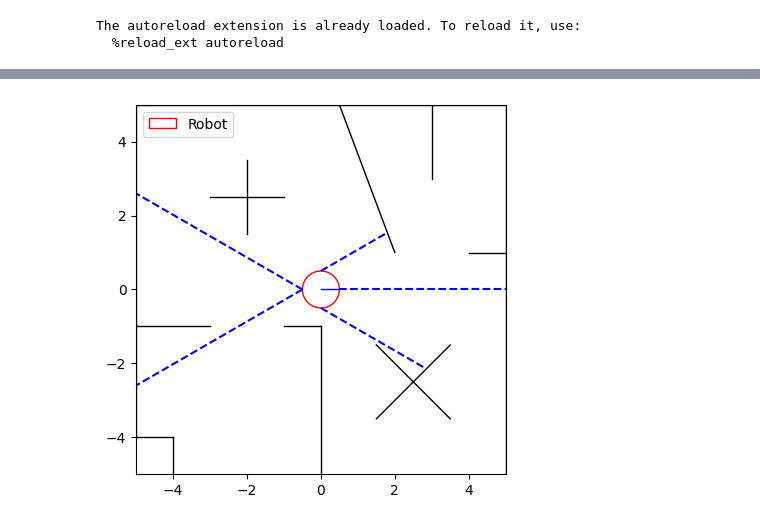
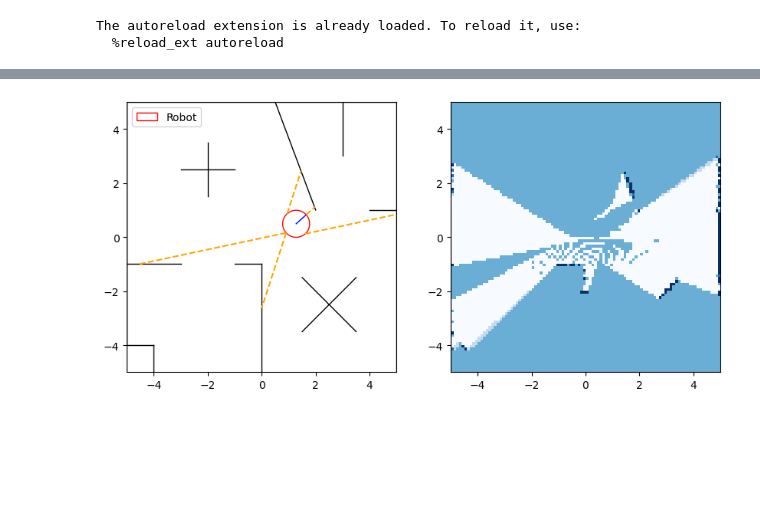
Before and after one commit to jtu-hub/UFRJ-COE-841, a Jupyter notebook: trabalho3/trabalho 3.ipynb, the cells around one changed output, grey strips where cells are left out. Saved outputs shown, nothing was run; the diff lists cells and outputs as text; code cells hidden in the pictures; blank space fills up the shorter version.

```diff
--- a/trabalho3/trabalho 3.ipynb
+++ b/trabalho3/trabalho 3.ipynb
@@ -47,25 +48,78 @@ obstacle_map = ObstacleMap(
     y_lims=(-5, 5)
 )
 
-occupancy_grid = OccupancyGrid([-5,5], [-5,5], 0.5)
+occupancy_grid = OccupancyGrid([-5,5], [-5,5], 0.1)
+
+x0 = Pose(0, 0, Angle.from_deg(0))
+
+range_finder = RangeFinders(
+    [
+        Pose(0.5, 0, Angle(0.)),
+        Pose(0, 0.5, Angle(np.pi/6)),
+        Pose(0, -0.5, Angle(- np.pi/6)),
+        Pose(-0.5, 0, Angle(np.pi - np.pi/6)),
+        Pose(-0.5, 0, Angle(np.pi + np.pi/6)),
+    ],
+    beam_fov=Angle.from_deg(5),
+    robot_pose=x0
+)
 
 robot = Robot(
-    Pose(0, 0, Angle.from_deg(0.)),
+    x0,
     sensors = [
-        RangeFinders([
-            Pose(0.5, 0, Angle(0.)),
-            Pose(0, 0.5, Angle(np.pi/6)),
-            Pose(0, -0.5, Angle(- np.pi/6)),
-            Pose(-0.5, 0, Angle(np.pi - np.pi/6)),
-            Pose(-0.5, 0, Angle(np.pi + np.pi/6)),
-        ])
+        range_finder
     ]
 )
 robot.measure(obstacle_map)
+range_finder.update_occupancy_grid(occupancy_grid)
+robot.applyControl(VelocityControl(1, np.pi / 6, 0.1))
+robot.measure(obstacle_map)
+range_finder.update_occupancy_grid(occupancy_grid)
+robot.applyControl(VelocityControl(1, np.pi / 6, 0.1))
+robot.measure(obstacle_map)
+range_finder.update_occupancy_grid(occupancy_grid)
+robot.applyControl(VelocityControl(1, np.pi / 6, 0.1))
+robot.measure(obstacle_map)
+range_finder.update_occupancy_grid(occupancy_grid)
+robot.applyControl(VelocityControl(1, np.pi / 6, 0.1))
+robot.measure(obstacle_map)
+range_finder.update_occupancy_grid(occupancy_grid)
+robot.applyControl(VelocityControl(1, np.pi / 6, 0.1))
+robot.measure(obstacle_map)
+range_finder.update_occupancy_grid(occupancy_grid)
+robot.applyControl(VelocityControl(1, np.pi / 6, 0.1))
+robot.measure(obstacle_map)
+range_finder.update_occupancy_grid(occupancy_grid)
+robot.applyControl(VelocityControl(1, np.pi / 6, 0.1))
+robot.measure(obstacle_map)
+range_finder.update_occupancy_grid(occupancy_grid)
+robot.applyControl(VelocityControl(1, np.pi / 6, 0.1))
+robot.measure(obstacle_map)
+range_finder.update_occupancy_grid(occupancy_grid)
+robot.applyControl(VelocityControl(1, np.pi / 6, 0.1))
+robot.measure(obstacle_map)
+range_finder.update_occupancy_grid(occupancy_grid)
+robot.applyControl(VelocityControl(1, np.pi / 6, 0.1))
+robot.measure(obstacle_map)
+range_finder.update_occupancy_grid(occupancy_grid)
+robot.applyControl(VelocityControl(1, np.pi / 6, 0.1))
+robot.measure(obstacle_map)
+range_finder.update_occupancy_grid(occupancy_grid)
+robot.applyControl(VelocityControl(1, np.pi / 6, 0.1))
+robot.measure(obstacle_map)
+range_finder.update_occupancy_grid(occupancy_grid)
+robot.applyControl(VelocityControl(1, np.pi / 6, 0.1))
+robot.measure(obstacle_map)
+range_finder.update_occupancy_grid(occupancy_grid)
+robot.applyControl(VelocityControl(1, np.pi / 6, 0.1))
+robot.measure(obstacle_map)
 
-f = plt.figure()
-ax = f.gca()
+f = plt.figure(figsize=(10, 5))
 
-obstacle_map.draw(ax)
-robot.draw(ax, r = 0.5)
+ax1 = plt.subplot(1,2, 1)
+obstacle_map.draw(ax1)
+robot.draw(ax1, r = 0.5)
+
+ax2 = plt.subplot(1,2, 2)
+occupancy_grid.drawImg(ax2)
 # %% [output]
@@ -72 +127 @@ robot.draw(ax, r = 0.5)
-[figure, old version]
+[figure, new version]
```
Also changed, not shown: parts of 3 cells of this notebook, 4 other files.
